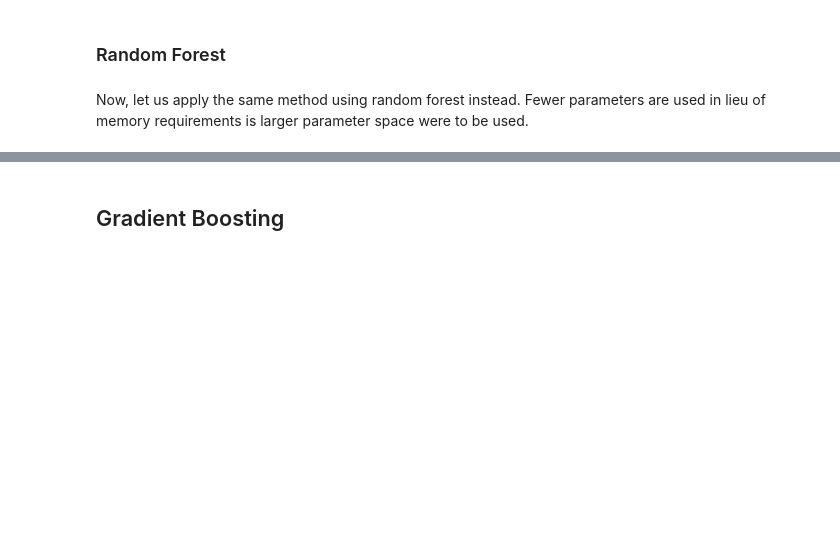
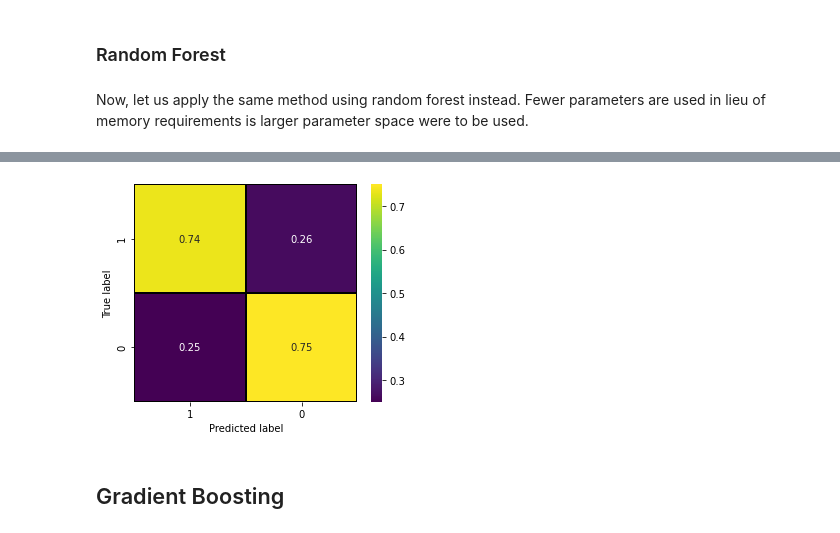
Before and after one commit to afanta-fi/Amazon_Review_Sentiment_Analysis, a Jupyter notebook: index.ipynb, the cells around one changed output, grey strips where cells are left out. Saved outputs shown, nothing was run; the diff lists cells and outputs as text; code cells hidden in the pictures; blank space fills up the shorter version.

```diff
--- a/index.ipynb
+++ b/index.ipynb
@@ -1034,7 +1111,7 @@ Now, let us apply the same method using random forest instead. Fewer parameters
 # Check if the variable exists
 if not exists('rf_gs.pickle'):
     # Define n_estimators range
-    n_estimators = np.arange(10, 100, 20)
+    n_estimators = np.arange(30, 100, 30)
 
     # Define min_sample_split range
     min_samples_split = np.linspace(0.1, 1, 2, endpoint=True)
@@ -1102,7 +1177,6 @@ MemoryError: could not allocate 117440512 bytes
 # Predict test and training datasets
 # Also get the metrics of fit
 # Check if the models have not been predicted yet
-rf_gs.predictions = None
 if not isinstance(rf_gs.predictions, pd.DataFrame):
     prep = Preprocess(transformer='count',max_df=0.979,min_df=0.0201)
     rf_gs.predict(prep.transform(X_valid), y_valid, train_test='validate')
@@ -1134,8 +1259,9 @@ best_rf_model_metrics
 # %%
 # Confusion matrix
-prep = Preprocess(transformer='count',max_df=0.979,min_df=0.0201)
-plot_confusion_matrix(best_rf_model, prep.transform(X_valid), y_valid,
+plot_confusion_matrix(y_valid, best_rf_model_metrics.preds,
                       normalize='true');
+# %% [output]
+[figure, added]
 # %%
 if not exists('rf_gs.pickle'):
     with open('rf_gs.pickle', 'wb') as f:
```
Also changed, not shown: parts of 49 cells of this notebook.
